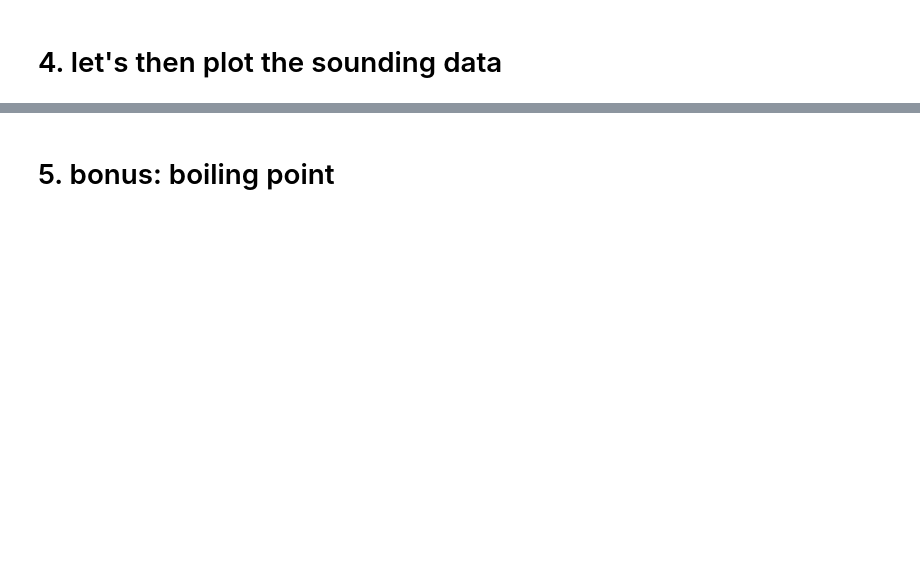
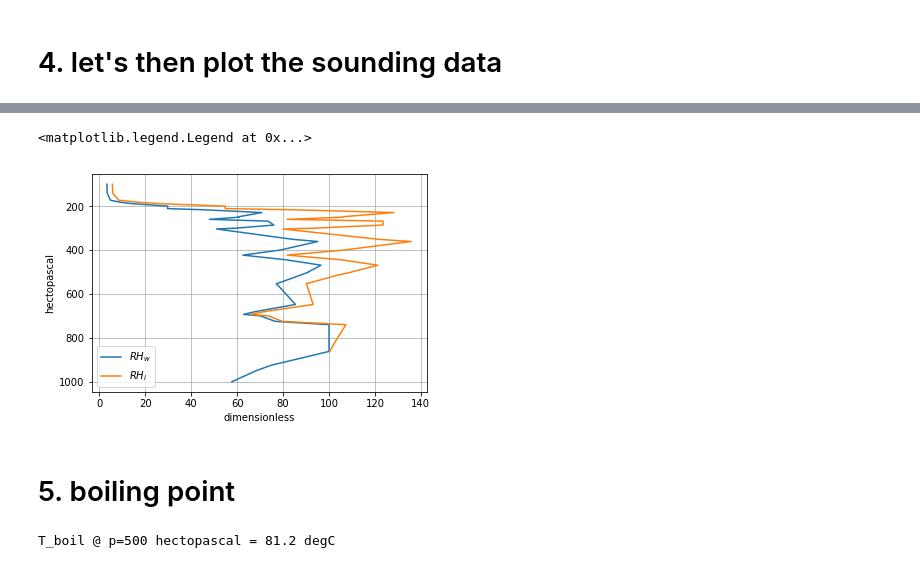
Before and after one commit to slayoo/MoAC, a Jupyter notebook: notebooks/01_pint_soundings_vapour_saturation_dew_point_boiling_point.ipynb, the cells around one changed output, grey strips where cells are left out. Drawn from its saved outputs; the diff is of its cells as text; code cells hidden in the pictures; blank space fills up the shorter version.

```diff
--- a/notebooks/01_pint_soundings_vapour_saturation_dew_point_boiling_point.ipynb
+++ b/notebooks/01_pint_soundings_vapour_saturation_dew_point_boiling_point.ipynb
@@ -36,2 +152,15 @@ c_i = (
+# %%
+RH_w = 100 * p_vw(Td) / p_vw(T)
+RH_i = 100 * p_vw(Td) / p_vi(T)
+
+pyplot.plot(RH_w, p, label='$RH_w$')
+pyplot.plot(RH_i, p, label='$RH_i$')
+pyplot.gca().invert_yaxis()
+pyplot.legend()
+pyplot.grid()
+pyplot.legend()
+# %% [output]
+<matplotlib.legend.Legend at 0x...>
+[figure, added]
 # %% [markdown]
-# 5. bonus: boiling point
+# 5. boiling point
@@ -37,0 +178,5 @@ c_i = (
+# %%
+p = 500 * si.hectopascals
+print(f"T_boil @ p={p} = {T_boil(p).to(si.celsius):.3g}")
+# %% [output]
+T_boil @ p=500 hectopascal = 81.2 degC
```
Also changed, not shown: parts of 16 cells of this notebook.
